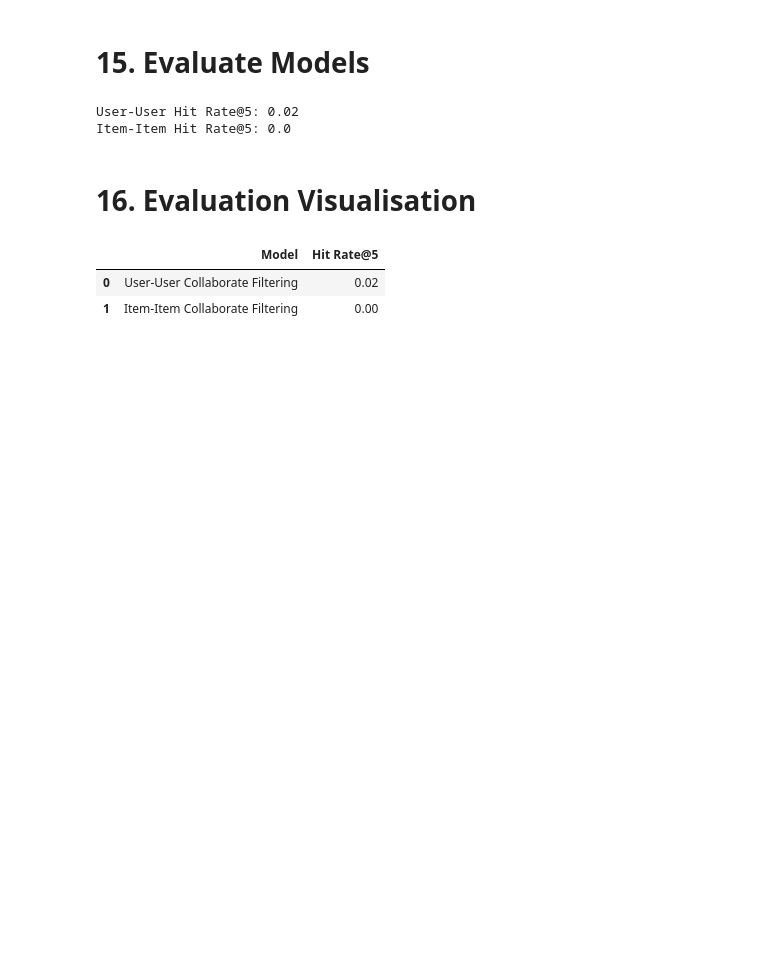
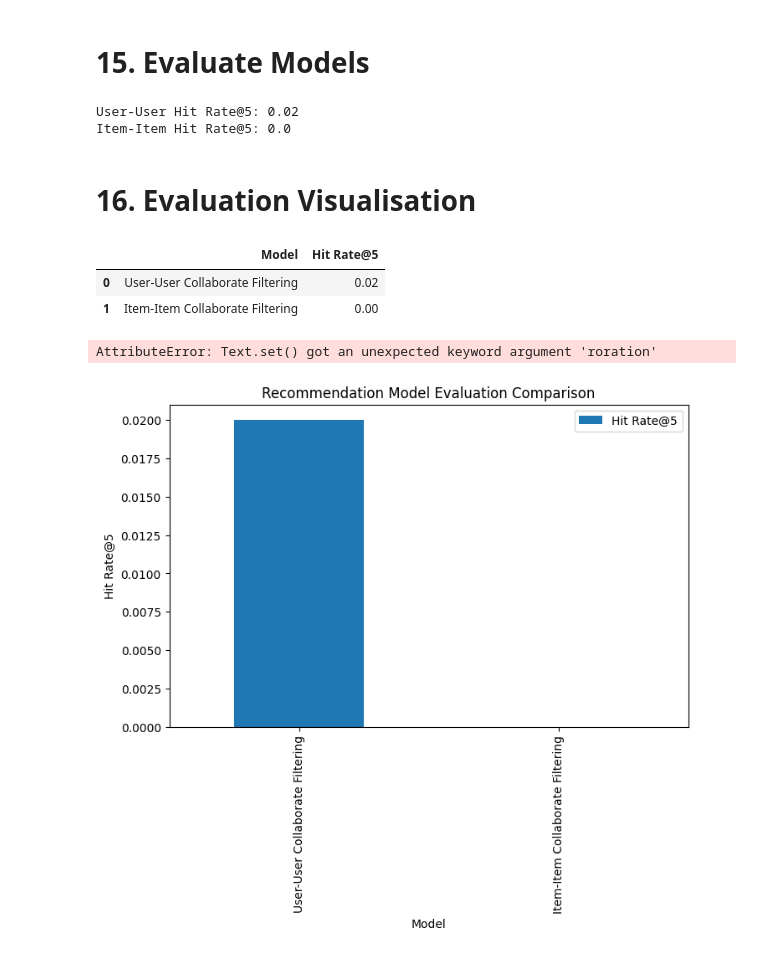
Before and after one commit to 2026089Hi/CA2-DV-ML, a Jupyter notebook: CA2 DV, ML.ipynb, the cells around one changed output. Saved outputs shown, nothing was run; the diff lists cells and outputs as text; code cells hidden in the pictures; blank space fills up the shorter version.

```diff
--- a/CA2 DV, ML.ipynb
+++ b/CA2 DV, ML.ipynb
@@ -660,3 +660,18 @@ evaluation_summary
 |  | Model | Hit Rate@5 |
 | 0 | User-User Collaborate Filtering | 0.02 |
 | 1 | Item-Item Collaborate Filtering | 0.00 |
+# %%
+evaluation_summary.plot(
+    x="Model",
+    y="Hit Rate@5",
+    kind="bar",
+    figsize=(8, 5)
+)
+
+plt.title("Recommendation Model Evaluation Comparison")
+plt.ylabel("Hit Rate@5")
+plt.xticks(roration=20)
+plt.show()
+# %% [output]
+AttributeError: Text.set() got an unexpected keyword argument 'roration'
+[figure, added]
```
